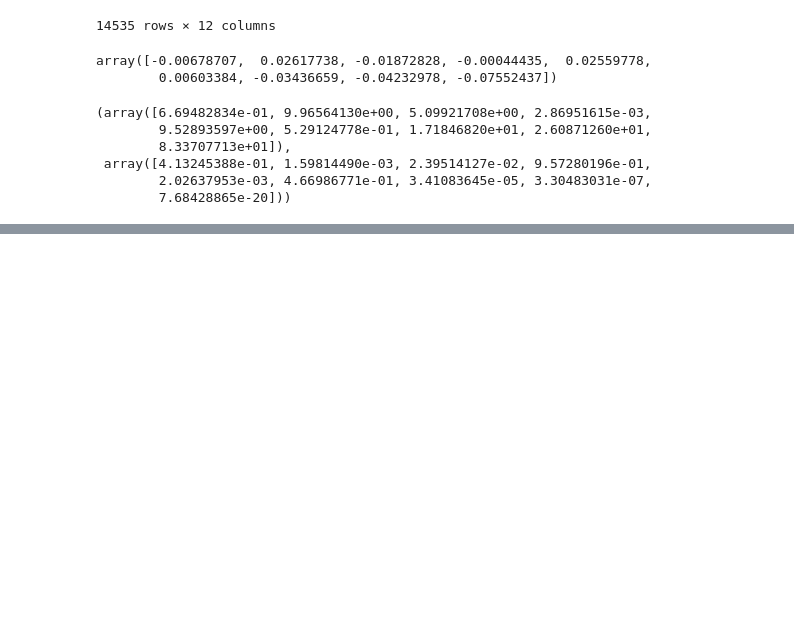
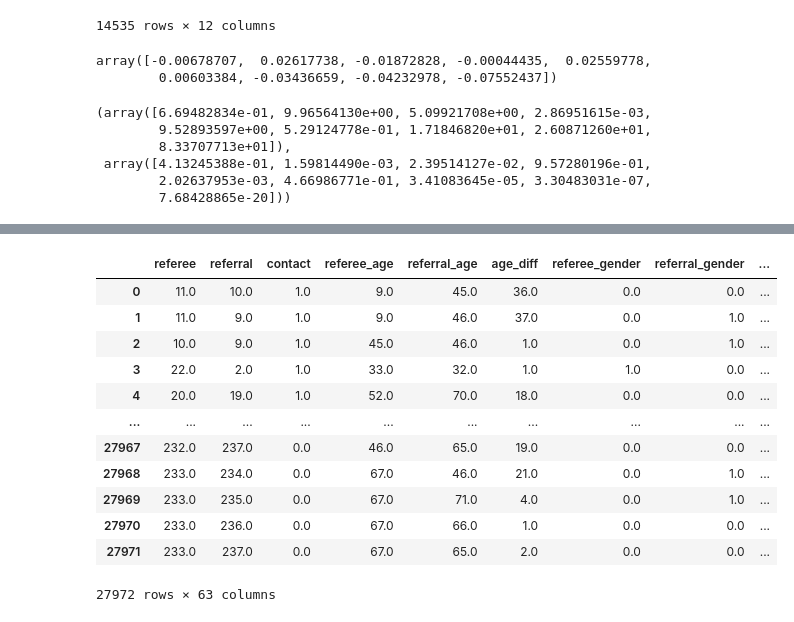
Before and after one commit to swestfechtel/masterarbeit, a Jupyter notebook: network_analysis/basic_regressions.ipynb, the cells around one changed output, grey strips where cells are left out. Cells and saved outputs as stored; diff of their text form; code cells hidden in the pictures; blank space fills up the shorter version.

```diff
--- a/network_analysis/basic_regressions.ipynb
+++ b/network_analysis/basic_regressions.ipynb
@@ -126,0 +321,47 @@ f_regression(yunnan_data[yunnan_data.columns[3:]], yunnan_data['contact'])
+# %%
+for ref_a in shanxi_nodelist['node_id']:
+    for ref_b in shanxi_nodelist['node_id']:
+        if ref_a == ref_b:
+            continue
+        if (ref_a, ref_b) in added_combinations:
+            continue
+        if (ref_b, ref_a) in added_combinations:
+            continue
+
+        referee = shanxi_nodelist.loc[shanxi_nodelist['node_id'] == ref_a]
+        referral = shanxi_nodelist.loc[shanxi_nodelist['node_id'] == ref_b]
+
+        new_row = pd.Series({'referee': ref_a, 'referral': ref_b, 'contact': 0, 'referee_age': referee['age'].iloc[0], 'referral_age': referral['age'].iloc[0], 'age_diff': abs(referee['age'].iloc[0] - referral['age'].iloc[0]),
+                             'referee_gender': referee['gender'].iloc[0], 'referral_gender': referral['gender'].iloc[0], 'gender_diff': abs(referee['gender'].iloc[0] - referral['gender'].iloc[0]),
+                             'referee_relatives': referee['relatives'].iloc[0], 'referral_relatives': referral['relatives'].iloc[0], 'relatives_diff': abs(referee['relatives'].iloc[0] - referral['relatives'].iloc[0]),
+                             'hukou_diff': abs(referee['hukou_ints'].iloc[0] - referral['hukou_ints'].iloc[0])})
+        referee_dummies = shanxi_dummies.loc[shanxi_dummies['node_id'] == ref_a][shanxi_dummies.columns[6:]]
+        referral_dummies = shanxi_dummies.loc[shanxi_dummies['node_id'] == ref_b][shanxi_dummies.columns[6:]]
+
+        shanxi_data = pd.concat([shanxi_data, new_row.to_frame().T], axis='index', ignore_index=True)
+        shanxi_data['hukou_diff'] = shanxi_data['hukou_diff'].where(shanxi_data['hukou_diff'] == 0, 1)
+
+        referees_hukou = pd.concat([referees_hukou, referee_dummies], axis='index', ignore_index=True)
+        referrals_hukou = pd.concat([referrals_hukou, referral_dummies], axis='index', ignore_index=True)
+
+        added_combinations.add((ref_a, ref_b))
+        added_combinations.add((ref_b, ref_a))
+# %%
+shanxi_data = shanxi_data.join(referees_hukou)
+shanxi_data = shanxi_data.join(referrals_hukou, lsuffix='_referee', rsuffix='_referral')
+# %%
+shanxi_data
+# %% [output]
+|  | referee | referral | contact | referee_age | referral_age | age_diff | referee_gender | referral_gender | ... |
+| 0 | 11.0 | 10.0 | 1.0 | 9.0 | 45.0 | 36.0 | 0.0 | 0.0 | ... |
+| 1 | 11.0 | 9.0 | 1.0 | 9.0 | 46.0 | 37.0 | 0.0 | 1.0 | ... |
+| 2 | 10.0 | 9.0 | 1.0 | 45.0 | 46.0 | 1.0 | 0.0 | 1.0 | ... |
+| 3 | 22.0 | 2.0 | 1.0 | 33.0 | 32.0 | 1.0 | 1.0 | 0.0 | ... |
+| 4 | 20.0 | 19.0 | 1.0 | 52.0 | 70.0 | 18.0 | 0.0 | 0.0 | ... |
+| ... | ... | ... | ... | ... | ... | ... | ... | ... | ... |
+| 27967 | 232.0 | 237.0 | 0.0 | 46.0 | 65.0 | 19.0 | 0.0 | 0.0 | ... |
+| 27968 | 233.0 | 234.0 | 0.0 | 67.0 | 46.0 | 21.0 | 0.0 | 1.0 | ... |
+| 27969 | 233.0 | 235.0 | 0.0 | 67.0 | 71.0 | 4.0 | 0.0 | 1.0 | ... |
+| 27970 | 233.0 | 236.0 | 0.0 | 67.0 | 66.0 | 1.0 | 0.0 | 0.0 | ... |
+| 27971 | 233.0 | 237.0 | 0.0 | 67.0 | 65.0 | 2.0 | 0.0 | 0.0 | ... |
+27972 rows × 63 columns
```
Also changed, not shown: parts of 31 cells of this notebook, 12 other files.
